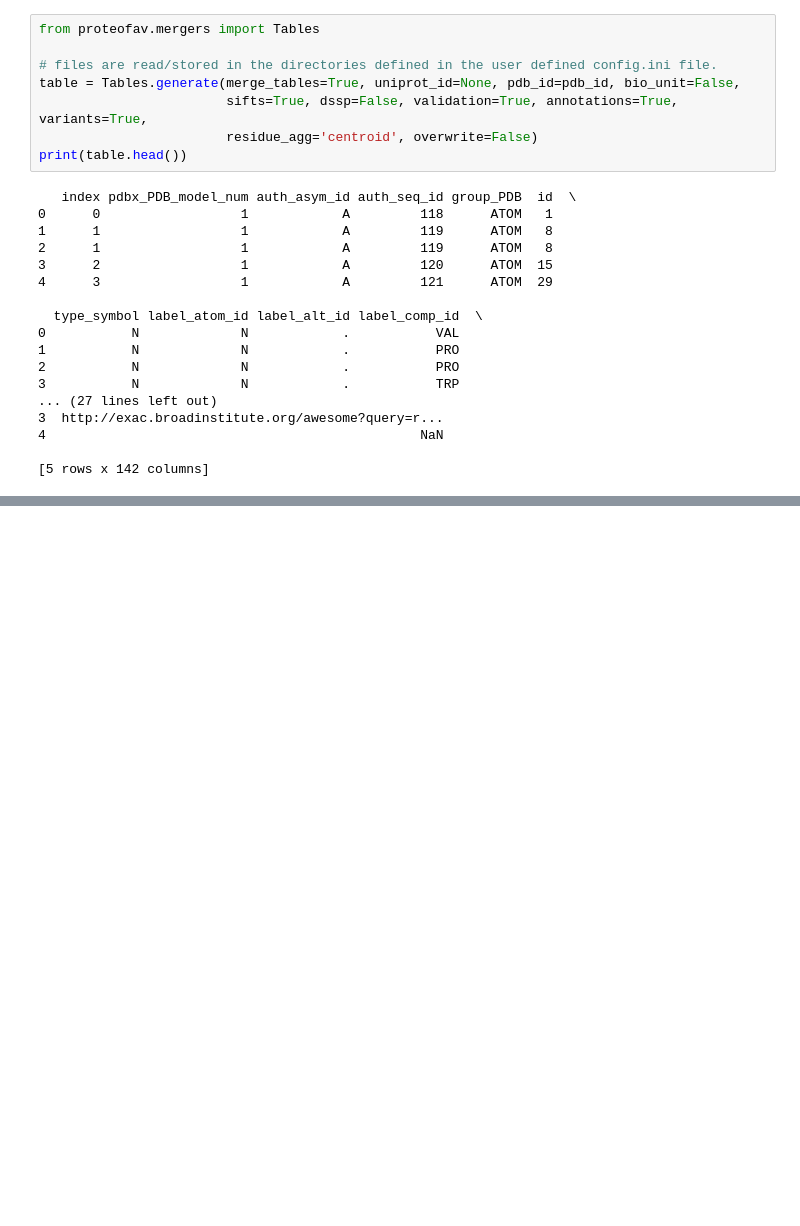
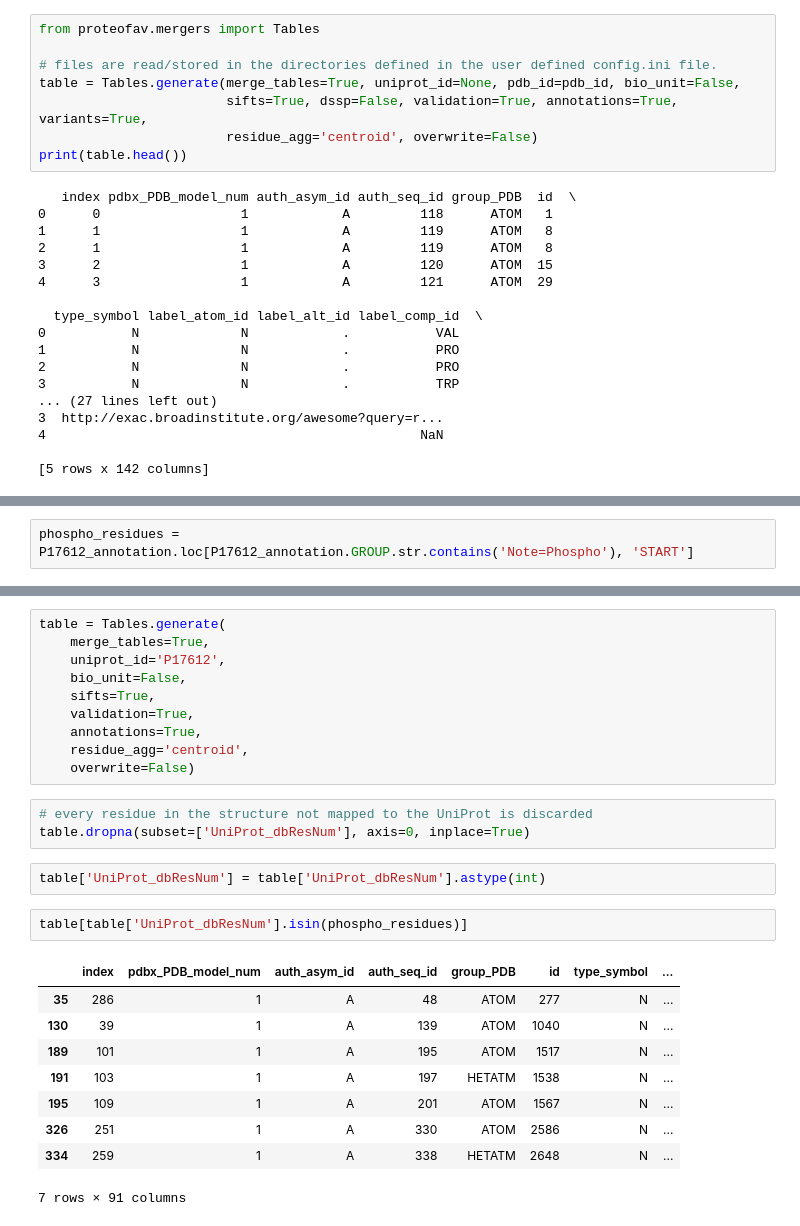
Before and after one commit to bartongroup/ProteoFAV, a Jupyter notebook: Examples.ipynb, the cells around one changed output, grey strips where cells are left out. Drawn from its saved outputs; the diff is of its cells as text; blank space fills up the shorter version.

```diff
--- a/Examples.ipynb
+++ b/Examples.ipynb
@@ -498,0 +550,2 @@ print(table.head())
+# %%
+phospho_residues = P17612_annotation.loc[P17612_annotation.GROUP.str.contains('Note=Phospho'), 'START']
@@ -498,0 +564,27 @@ print(table.head())
+# %%
+table = Tables.generate(
+    merge_tables=True,
+    uniprot_id='P17612',
+    bio_unit=False,
+    sifts=True,
+    validation=True,
+    annotations=True,
+    residue_agg='centroid',
+    overwrite=False)
+# %%
+# every residue in the structure not mapped to the UniProt is discarded
+table.dropna(subset=['UniProt_dbResNum'], axis=0, inplace=True)
+# %%
+table['UniProt_dbResNum'] = table['UniProt_dbResNum'].astype(int)
+# %%
+table[table['UniProt_dbResNum'].isin(phospho_residues)]
+# %% [output]
+|  | index | pdbx_PDB_model_num | auth_asym_id | auth_seq_id | group_PDB | id | type_symbol | ... |
+| 35 | 286 | 1 | A | 48 | ATOM | 277 | N | ... |
+| 130 | 39 | 1 | A | 139 | ATOM | 1040 | N | ... |
+| 189 | 101 | 1 | A | 195 | ATOM | 1517 | N | ... |
+| 191 | 103 | 1 | A | 197 | HETATM | 1538 | N | ... |
+| 195 | 109 | 1 | A | 201 | ATOM | 1567 | N | ... |
+| 326 | 251 | 1 | A | 330 | ATOM | 2586 | N | ... |
+| 334 | 259 | 1 | A | 338 | HETATM | 2648 | N | ... |
+7 rows × 91 columns
```
Also changed, not shown: parts of 39 cells of this notebook.
